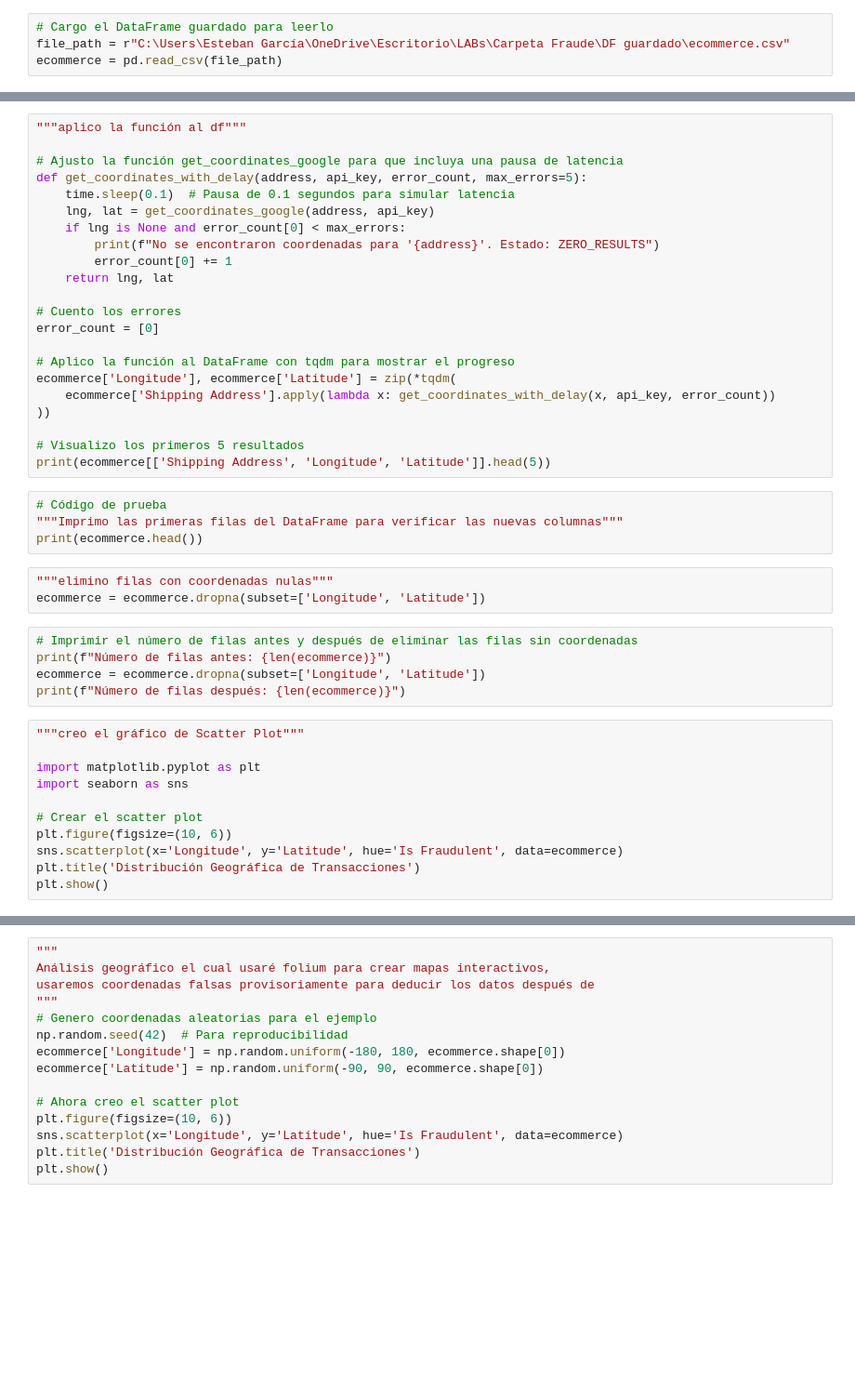
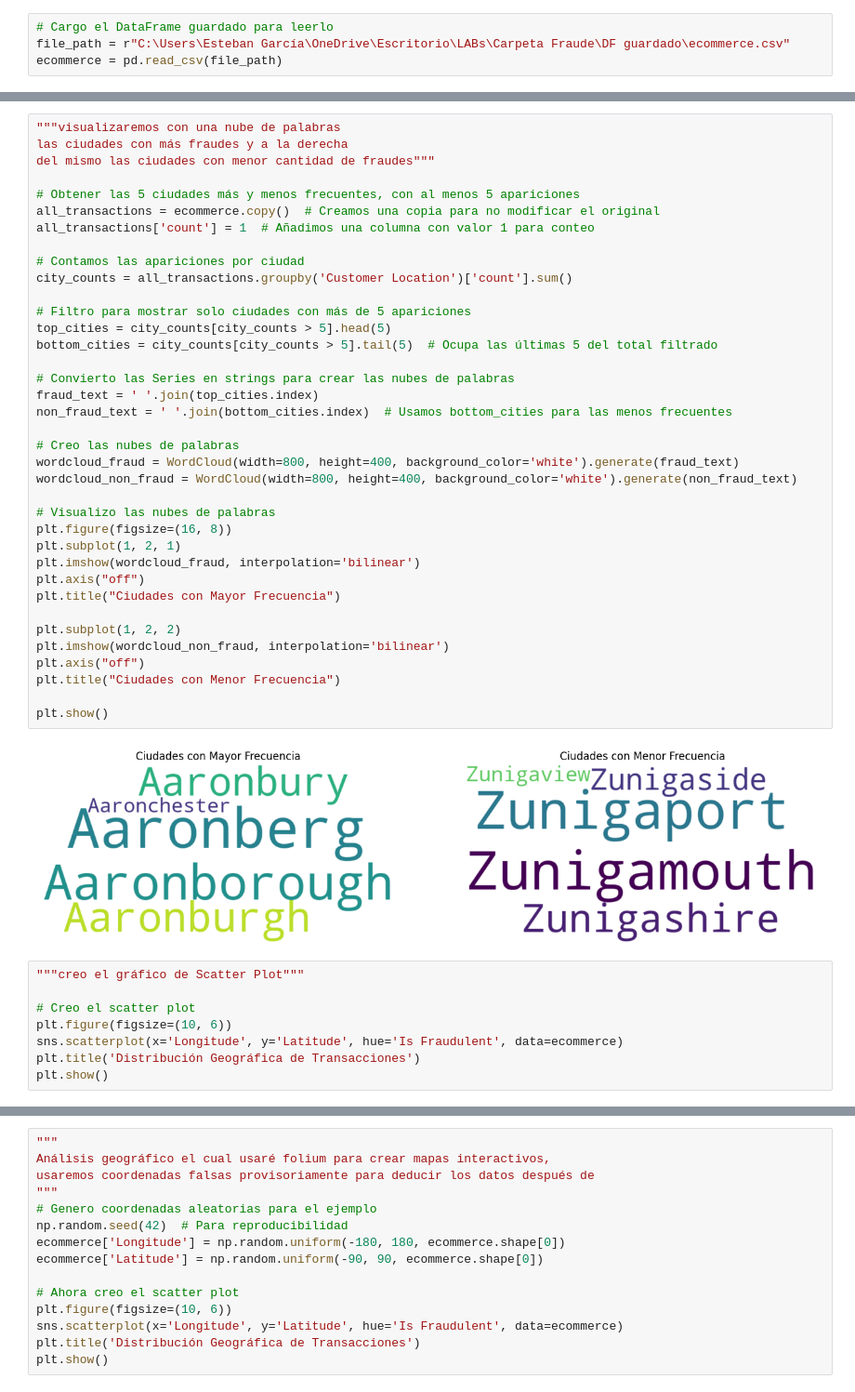
Before and after one commit to No-Country-simulation/c19-107-ft-data-bi-Fraude-en-Transacciones-Financieras, a Jupyter notebook: Notebook ETL & EDA/EDA.ipynb, the cells around one changed output, grey strips where cells are left out. Shown at 93% size. Drawn from its saved outputs; the diff is of its cells as text; blank space fills up the shorter version.

```diff
--- a/Notebook ETL & EDA/EDA.ipynb
+++ b/Notebook ETL & EDA/EDA.ipynb
@@ -248,44 +279,46 @@ print(f"Coordenadas de '{address}': {longitude}, {latitude}")
-# %%
-"""aplico la función al df"""
-
-# Ajusto la función get_coordinates_google para que incluya una pausa de latencia
-def get_coordinates_with_delay(address, api_key, error_count, max_errors=5):
-    time.sleep(0.1)  # Pausa de 0.1 segundos para simular latencia
-    lng, lat = get_coordinates_google(address, api_key)
-    if lng is None and error_count[0] < max_errors:
-        print(f"No se encontraron coordenadas para '{address}'. Estado: ZERO_RESULTS")
-        error_count[0] += 1
-    return lng, lat
-
-# Cuento los errores
-error_count = [0]
-
-# Aplico la función al DataFrame con tqdm para mostrar el progreso
-ecommerce['Longitude'], ecommerce['Latitude'] = zip(*tqdm(
-    ecommerce['Shipping Address'].apply(lambda x: get_coordinates_with_delay(x, api_key, error_count))
-))
-
-# Visualizo los primeros 5 resultados
-print(ecommerce[['Shipping Address', 'Longitude', 'Latitude']].head(5))
-# %%
-# Código de prueba
-"""Imprimo las primeras filas del DataFrame para verificar las nuevas columnas"""
-print(ecommerce.head())
-# %%
-"""elimino filas con coordenadas nulas"""
-ecommerce = ecommerce.dropna(subset=['Longitude', 'Latitude'])
-# %%
-# Imprimir el número de filas antes y después de eliminar las filas sin coordenadas
-print(f"Número de filas antes: {len(ecommerce)}")
-ecommerce = ecommerce.dropna(subset=['Longitude', 'Latitude'])
-print(f"Número de filas después: {len(ecommerce)}")
+# %%
+"""visualizaremos con una nube de palabras
+las ciudades con más fraudes y a la derecha
+del mismo las ciudades con menor cantidad de fraudes"""
+
+# Obtener las 5 ciudades más y menos frecuentes, con al menos 5 apariciones
+all_transactions = ecommerce.copy()  # Creamos una copia para no modificar el original
+all_transactions['count'] = 1  # Añadimos una columna con valor 1 para conteo
+
+# Contamos las apariciones por ciudad
+city_counts = all_transactions.groupby('Customer Location')['count'].sum()
+
+# Filtro para mostrar solo ciudades con más de 5 apariciones
+top_cities = city_counts[city_counts > 5].head(5)
+bottom_cities = city_counts[city_counts > 5].tail(5)  # Ocupa las últimas 5 del total filtrado
+
+# Convierto las Series en strings para crear las nubes de palabras
+fraud_text = ' '.join(top_cities.index)
+non_fraud_text = ' '.join(bottom_cities.index)  # Usamos bottom_cities para las menos frecuentes
+
+# Creo las nubes de palabras
+wordcloud_fraud = WordCloud(width=800, height=400, background_color='white').generate(fraud_text)
+wordcloud_non_fraud = WordCloud(width=800, height=400, background_color='white').generate(non_fraud_text)
+
+# Visualizo las nubes de palabras
+plt.figure(figsize=(16, 8))
+plt.subplot(1, 2, 1)
+plt.imshow(wordcloud_fraud, interpolation='bilinear')
+plt.axis("off")
+plt.title("Ciudades con Mayor Frecuencia")
+
+plt.subplot(1, 2, 2)
+plt.imshow(wordcloud_non_fraud, interpolation='bilinear')
+plt.axis("off")
+plt.title("Ciudades con Menor Frecuencia")
+
+plt.show()
+# %% [output]
+[figure, added]
 # %%
 """creo el gráfico de Scatter Plot"""
 
-import matplotlib.pyplot as plt
-import seaborn as sns
-
-# Crear el scatter plot
+# Creo el scatter plot
 plt.figure(figsize=(10, 6))
 sns.scatterplot(x='Longitude', y='Latitude', hue='Is Fraudulent', data=ecommerce)
 plt.title('Distribución Geográfica de Transacciones')
```
Also changed, not shown: parts of 29 cells of this notebook, 1 other file.
